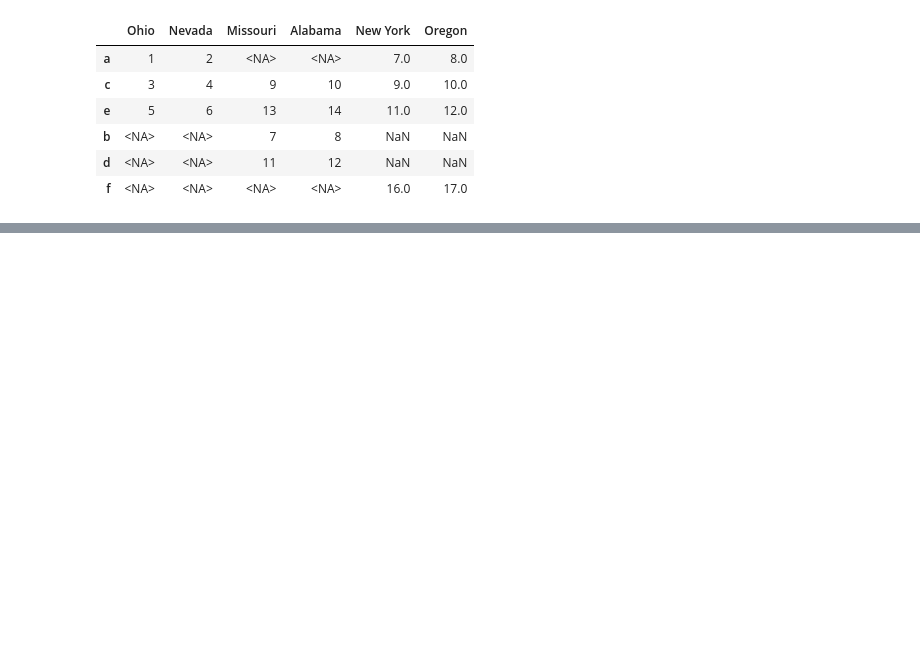
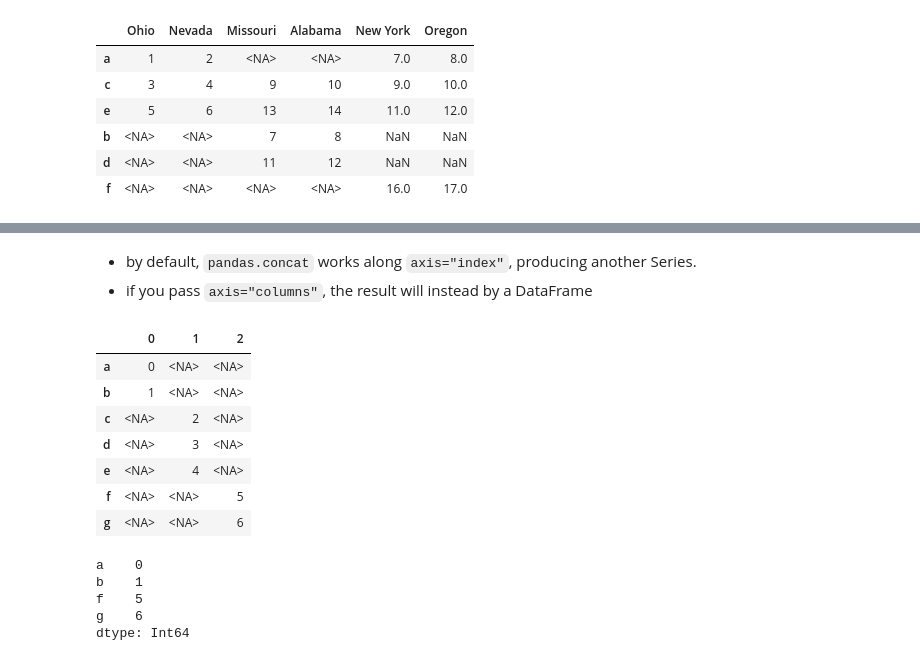
Before and after one commit to f-ckyou/pandas, a Jupyter notebook: pd-8/2_combining_and_merging_datasets.ipynb, the cells around one changed output, grey strips where cells are left out. Cells and saved outputs as stored; diff of their text form; code cells hidden in the pictures; blank space fills up the shorter version.

Commit message:
pd.concat()

```diff
--- a/pd-8/2_combining_and_merging_datasets.ipynb
+++ b/pd-8/2_combining_and_merging_datasets.ipynb
@@ -527,0 +560,8 @@ left2.join([right2, another], how="outer")
+# %%
+s1 = pd.Series([0, 1], index=["a", "b"], dtype="Int64")
+s2 = pd.Series([2, 3, 4], index=["c", "d", "e"], dtype="Int64")
+s3 = pd.Series([5, 6], index=["f", "g"], dtype="Int64")
+
+print(s1)
+print(s2)
+print(s3)
@@ -527,0 +590,25 @@ left2.join([right2, another], how="outer")
+# %% [markdown]
+- by default, `pandas.concat` works along `axis="index"`, producing another Series.
+- if you pass `axis="columns"`, the result will instead by a DataFrame
+# %%
+pd.concat([s1,s2,s3], axis="columns")
+
+# in this case there is no overlap on the other axis
+# %% [output]
+|  | 0 | 1 | 2 |
+| a | 0 | <NA> | <NA> |
+| b | 1 | <NA> | <NA> |
+| c | <NA> | 2 | <NA> |
+| d | <NA> | 3 | <NA> |
+| e | <NA> | 4 | <NA> |
+| f | <NA> | <NA> | 5 |
+| g | <NA> | <NA> | 6 |
+# %%
+s4 = pd.concat([s1, s3])
+s4
+# %% [output]
+a    0
+b    1
+f    5
+g    6
+dtype: Int64
```
Also changed, not shown: parts of 21 cells of this notebook.
